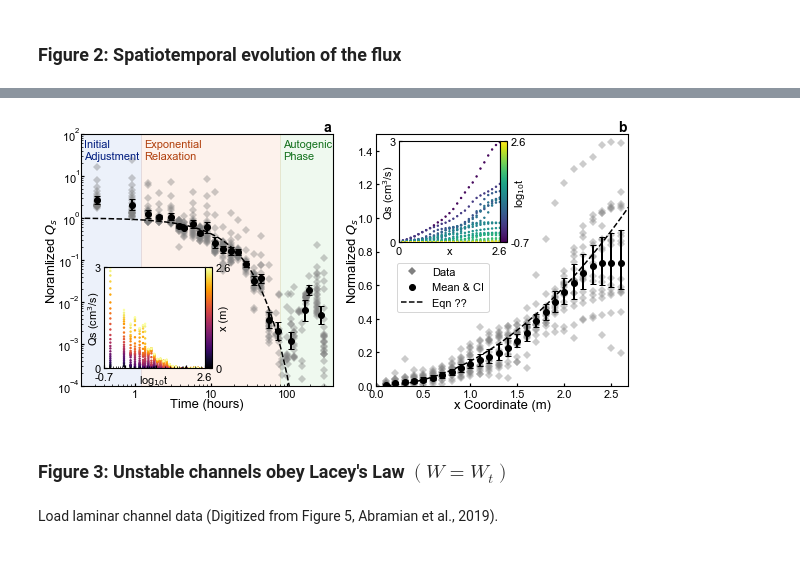
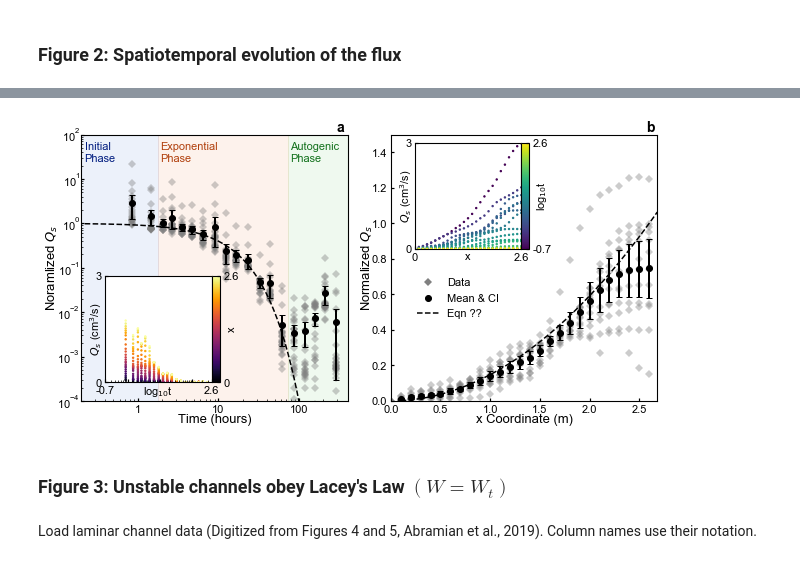
Before and after one commit to tashley/Relaxing-Channel-Data-and-Workflows, a Jupyter notebook: make_final_figures.ipynb, the cells around one changed output, grey strips where cells are left out. Saved outputs shown, nothing was run; the diff lists cells and outputs as text; code cells hidden in the pictures.

```diff
--- a/make_final_figures.ipynb
+++ b/make_final_figures.ipynb
@@ -11,7 +11,7 @@ t_eta = np.load(os.path.join(folder, 'elevation_t.npy')) # Units: (s). Vector of
 x_eta = (np.arange(eta.shape[2])+0.5)/100 # Units: (m). Vector of x positions (center of cell)
 
 # Get scans as close as possible to even in log(t))
-target_t = 10**np.linspace(np.log10(t_eta[1]-1), np.log10(t_eta[-1]-1), 40)
+target_t = 10**np.linspace(np.log10(t_eta[1]-1), np.log10(t_eta[-1]-1), 30)
 
 ixkeep = []
 for i in range(len(target_t)):
@@ -222,16 +231,19 @@ Flux is calculated using this procedure 10 cm intervals:
 x_interval = 10 # multiple of Z measurement resolution -> in this case, 10 = 10 x 1 cm
 V_subsample = V_xt[:, x_interval-1::x_interval] # Get volume at 10 cm intervals
 x = x_eta[x_interval-1::x_interval]+dx/2 # X coordinate of downstream edge of cells at 10 cm intervals (corresponding to volume measurement)
+t = t_eta[:-1]**0.5 * t_eta[1:]**0.5 # measurement time (geometric mean)
+dt = np.diff(t_eta)
 
 # Declare arrays for final calculation
 Qs = np.ones((V_subsample.shape[0]-1, V_subsample.shape[1])) * np.nan
-dt = Qs.copy()
-tarr = Qs.copy()
 
+# Calculate time series of flux for each cross section
 for i in range(V_subsample.shape[1]):
-    Qs[:,i], dt[:,i], tarr[:,i] = time_average_flux(t_eta, V_subsample[:,i])
+    Qs[:,i] = time_average_flux(t_eta, V_subsample[:,i])
 
-xarr, _ = np.meshgrid(x, np.ones(tarr.shape[0]))
+# Create arrays of x and t, and dt values for each measurement
+xarr, tarr = np.meshgrid(x, t)
+_, dtarr = np.meshgrid(x, dt)
 # %% [markdown]
 Finally, estimates of width are computed by averaging over equivalent spatial and temporal domains
 # %%
@@ -387,6 +442,6 @@ for i in range(nbins):
 # %%
 # Create axes
-ax, axins, cax = fig2_axes()
+ax, axins, cax = fig2_axes(3.7)
 
 ax[0].set_xscale('log')
 ax[0].set_yscale('log')
@@ -394,20 +449,20 @@ ax[0].set_xlim(0.2, 400)
 ax[0].set_ylim(1e-4, 100)
 
 ax[0].plot(tarr/3600, Qsnorm_tplot, c='grey', lw=0, mew=0, marker='D', alpha=0.4)
-ax[0].plot(tplot/3600, mean_tplot, c='k', marker='o', lw=0)
-ax[0].errorbar(tplot/3600, mean_tplot, err_tplot, c='k', ls='none', lw=2, capsize=3, zorder=10)
+ax[0].plot(t/3600, mean_tplot, c='k', marker='o', lw=0)
+ax[0].errorbar(t/3600, mean_tplot, err_tplot, c='k', ls='none', lw=2, capsize=3, zorder=10)
 
 te = 10**np.linspace(2, 6, 5000)
 ax[0].plot(te/3600, np.exp(-te/tau), 'k--')
 
 ax[0].fill_between([0.2, t0/3600], [1e-4, 1e-4], [100, 100], color=sns.color_palette('muted')[0], alpha=0.1)
-ax[0].text(0.2*1.1, 25, 'Initial\nAdjustment', color=sns.color_palette('dark')[0])
+ax[0].text(0.2*1.1, 25, 'Initial\nPhase', color=sns.color_palette('dark')[0])
 
 ax[0].fill_between([t0/3600, t1/3600], [1e-4, 1e-4], [100, 100], color=sns.color_palette('muted')[1], alpha=0.1)
-ax[0].text(1.1*t0/3600, 25, 'Exponential\nRelaxation', color=sns.color_palette('dark')[1])
+ax[0].text(1.05*t0/3600, 25, 'Exponential\nPhase', color=sns.color_palette('dark')[1])
 
 ax[0].fill_between([t1/3600, 400], [1e-4, 1e-4], [100, 100], color=sns.color_palette('muted')[2], alpha=0.1)
-ax[0].text(1.1*t1/3600, 25, 'Autogenic\nPhase', color=sns.color_palette('dark')[2])
+ax[0].text(1.05*t1/3600, 25, 'Autogenic\nPhase', color=sns.color_palette('dark')[2])
 
 ax[0].set_xlabel('Time (hours)', fontsize=13, labelpad=-1)
 ax[0].set_ylabel(r'Noramlized $Q_s$', fontsize=13, labelpad=-3)
@@ -424,7 +479,7 @@ ax[1].errorbar(xplot, mean_xplot, err_xplot, c='k', ls='none', lw=2, capsize=3,
 
 xp = 10**np.linspace(-1,1, 5000)
 ax[1].plot(xp, (xp/Lx)**2, 'k--', label='Eqn ??')
-ax[1].legend(loc='lower left', bbox_to_anchor=(0.06, 0.27))
+ax[1].legend(loc='lower left', bbox_to_anchor=(0.06, 0.27), frameon=False)
 
 ax[1].set_xlabel('x Coordinate (m)', fontsize=13, labelpad=-1)
 ax[1].set_ylabel(r'Normalized $Q_s$',  fontsize=13, labelpad=-3)
@@ -432,40 +487,40 @@ ax[1].set_ylabel(r'Normalized $Q_s$',  fontsize=13, labelpad=-3)
 axins[0].scatter(tarr/3600, Qs, c=xarr, cmap='inferno', vmin=0, vmax=2.6, s=2)
 axins[0].set_xscale('log')
 axins[0].set_ylim(0, 0.000003)
 axins[0].set_yticks([0, 3e-6])
 axins[0].set_yticklabels([0, 3])
-axins[0].set_ylabel(r'Qs (cm$^3$/s)', labelpad=-8)
+axins[0].set_ylabel(r'$Q_s$ (cm$^3$/s)', labelpad=-8)
 axins[0].set_xlim(0.2,400)
 axins[0].set_xticks([0.2,1, 10, 100, 400])
 axins[0].set_xticklabels([-0.7, '','','',2.6])
-axins[0].set_xlabel(r'log$_{10}$t', labelpad=-10)
+axins[0].set_xlabel(r'log$_{10}$t', labelpad=-12)
 
 make_colorbar(cax[0], 'inferno', [0, 1],
-                    [0,2.6], 'x (m)',
+                    [0,2.6], 'x',
                     labelpad=-12)
 
 axins[1].scatter(xarr, Qs, c=np.log10(tarr), cmap='viridis', vmin=3, vmax=6,  s=2)
 axins[1].set_ylim(0, 0.000003)
 axins[1].set_yticks([0, 3e-6])
 axins[1].set_yticklabels([0, 3])
-axins[1].set_ylabel(r'Qs (cm$^3$/s)', labelpad=-8)
+axins[1].set_ylabel(r'$Q_s$ (cm$^3$/s)', labelpad=-9)
 axins[1].set_xlim(0, 2.6)
 axins[1].set_xticks([0,2.6])
 axins[1].set_xticklabels([0, 2.6])
-axins[1].set_xlabel(r'x', labelpad=-10)
+axins[1].set_xlabel(r'x', labelpad=-11)
 
 make_colorbar(cax[1], 'viridis', [0, 1],
                     ['{:.1f}'.format(np.log10(0.2)),'{:.1f}'.format(np.log10(400))],
                     r'log$_{10}$t',
                     labelpad=-18)
 
 ax[0].text(0.96, 1.01, 'a', fontsize=14, transform=ax[0].transAxes, weight='bold')
 ax[1].text(0.96, 1.01, 'b', fontsize=14, transform=ax[1].transAxes, weight='bold')
 
 plt.savefig('figures\\fig2_raw.svg')
 # %% [output]
-[figure, old version]
+[figure, new version]
 # %% [markdown]
 ### Figure 3: Unstable channels obey Lacey's Law $(W=W_t)$
 # %% [markdown]
-Load laminar channel data (Digitized from Figure 5, Abramian et al., 2019).
+Load laminar channel data (Digitized from Figures 4 and 5, Abramian et al., 2019). Column names use their notation.
```
Also changed, not shown: parts of 16 cells of this notebook, 4 other files.
